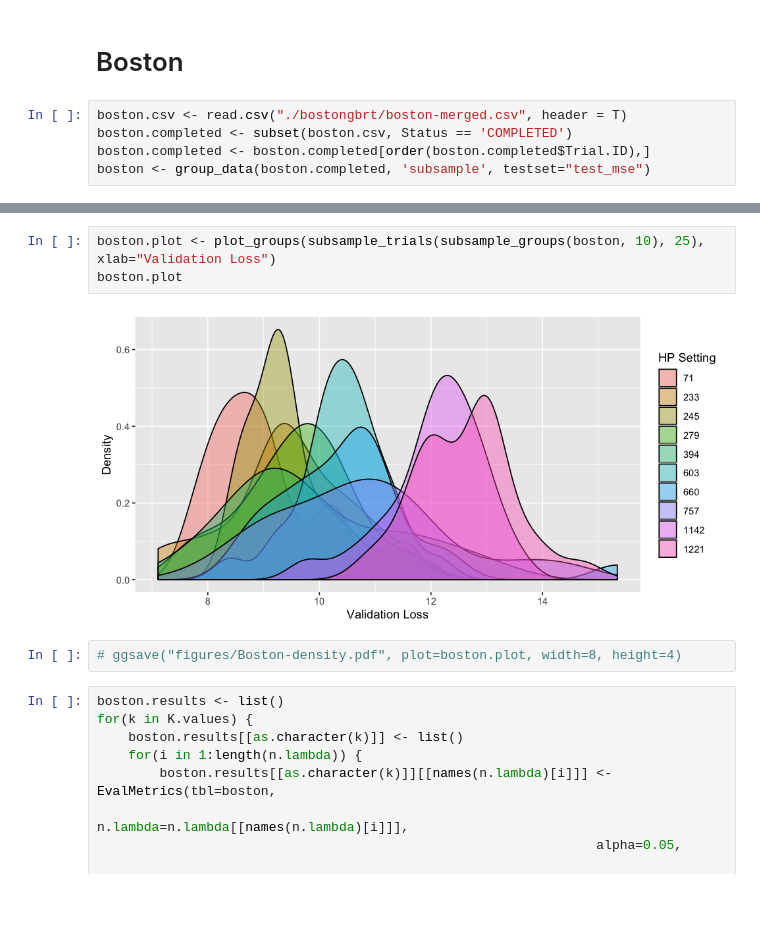
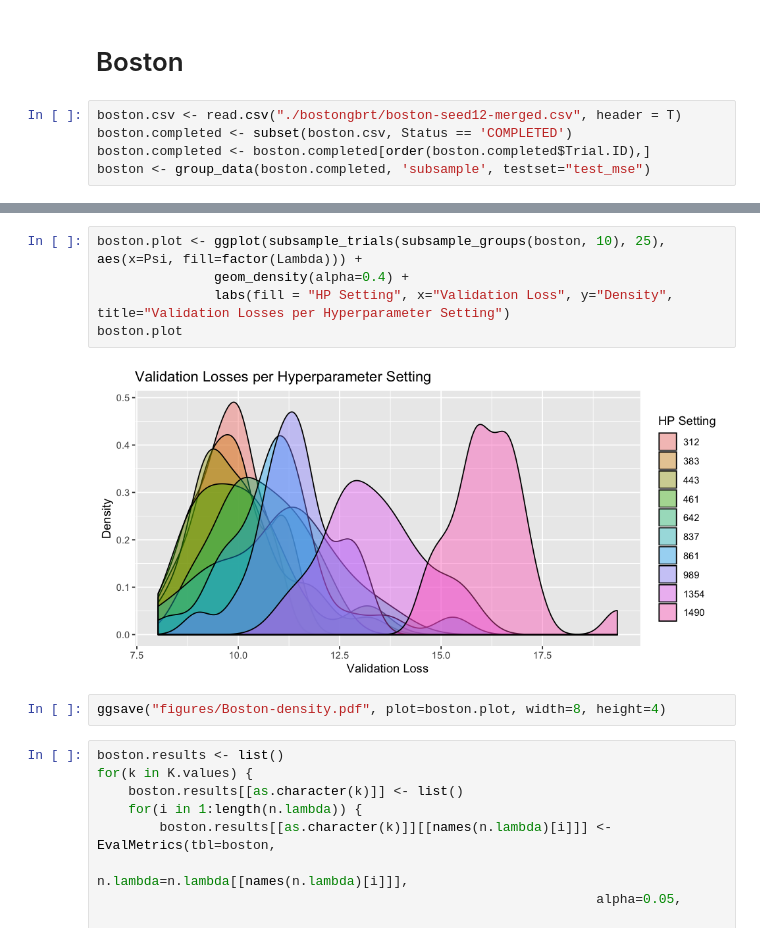
Before and after one commit to LarsHH/reproducible-hyperparameter-optimization-jcgs-2019, a Jupyter notebook: evaluation.ipynb, the cells around one changed output, grey strips where cells are left out. Drawn from its saved outputs; the diff is of its cells as text; blank space fills up the shorter version.

```diff
--- a/evaluation.ipynb
+++ b/evaluation.ipynb
@@ -871,7 +749,7 @@ $\hat{\Pr}(\lambda \in \mathcal{H}_0^c | \lambda \neq \lambda^*)$ & 0.99 & 0.925
 # %% [markdown]
 # Boston
 # %%
-boston.csv <- read.csv("./bostongbrt/boston-merged.csv", header = T)
+boston.csv <- read.csv("./bostongbrt/boston-seed12-merged.csv", header = T)
 boston.completed <- subset(boston.csv, Status == 'COMPLETED')
 boston.completed <- boston.completed[order(boston.completed$Trial.ID),]
 boston <- group_data(boston.completed, 'subsample', testset="test_mse")
@@ -883,10 +756,12 @@ This warning is displayed once per session.”Warning message:
 # %%
-boston.plot <- plot_groups(subsample_trials(subsample_groups(boston, 10), 25), xlab="Validation Loss")
+boston.plot <- ggplot(subsample_trials(subsample_groups(boston, 10), 25), aes(x=Psi, fill=factor(Lambda))) +
+               geom_density(alpha=0.4) +
+               labs(fill = "HP Setting", x="Validation Loss", y="Density", title="Validation Losses per Hyperparameter Setting")
 boston.plot
 # %% [output]
-[figure, old version]
+[figure, new version]
 # %%
-# ggsave("figures/Boston-density.pdf", plot=boston.plot, width=8, height=4)
+ggsave("figures/Boston-density.pdf", plot=boston.plot, width=8, height=4)
 # %%
 boston.results <- list()
 for(k in K.values) {
```
Also changed, not shown: parts of 71 cells of this notebook, 4 other files.
